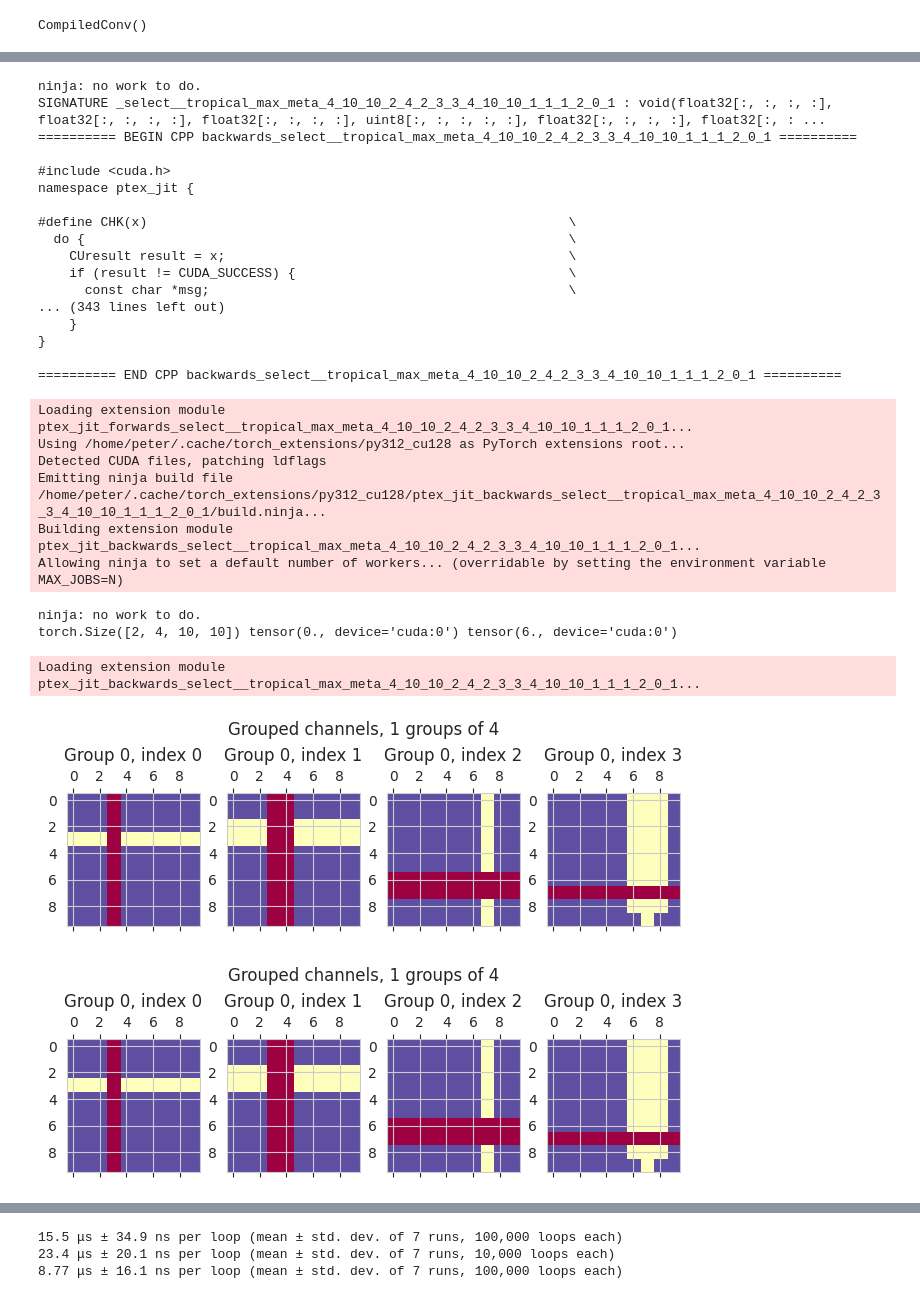
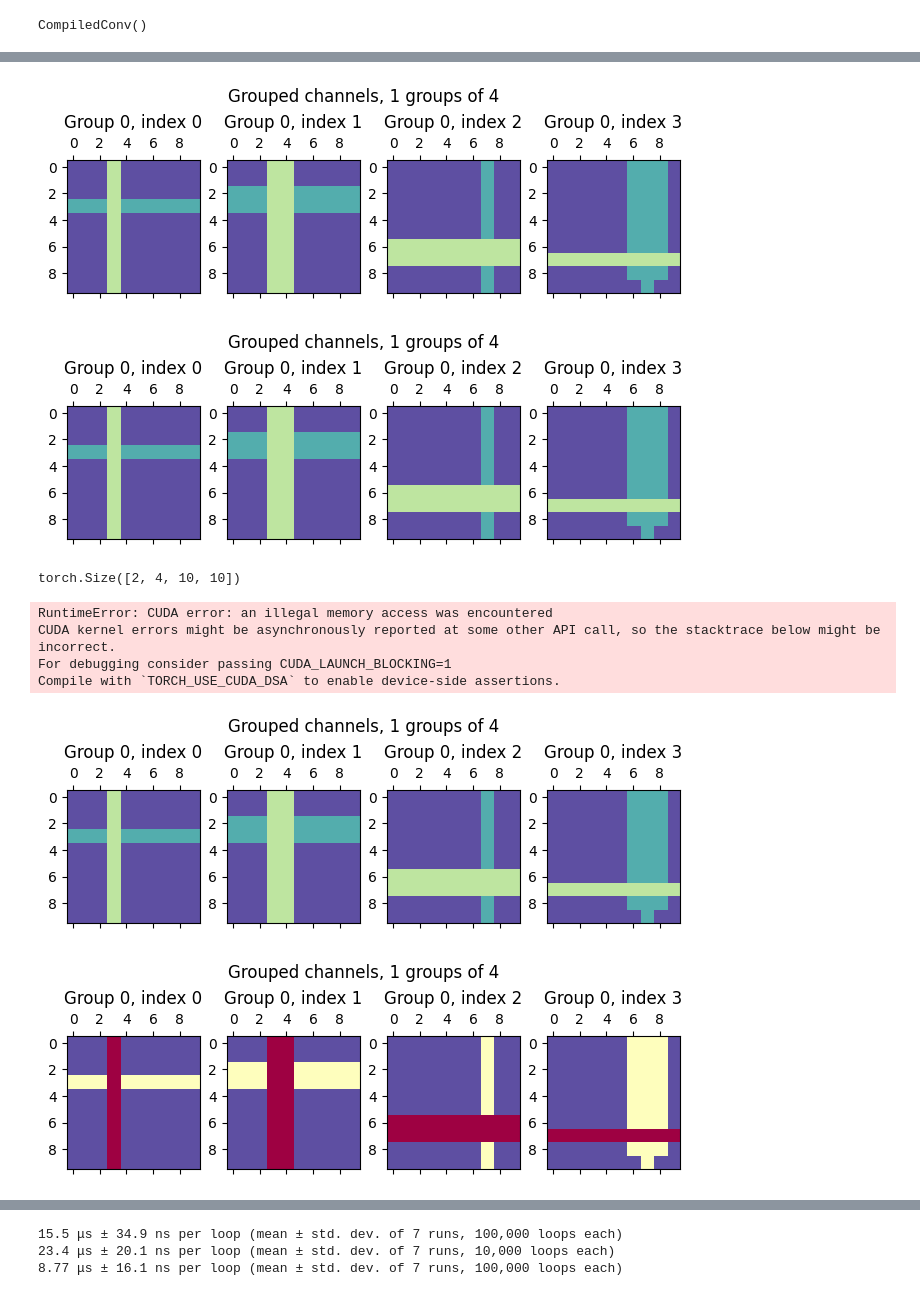
Before and after one commit to p-adema/quadratic-conv, a Jupyter notebook: scratch/groups_test.ipynb, the cells around one changed output, grey strips where cells are left out. Cells and saved outputs as stored; diff of their text form; code cells hidden in the pictures.

Commit message:
(code) much work, but no faster select-conv

```diff
--- a/scratch/groups_test.ipynb
+++ b/scratch/groups_test.ipynb
@@ -131,9 +131,10 @@ ss_op
 # %% [output]
 CompiledConv()
 # %%
-res_ss = ss_op(test_data, test_kernels, groups=2, debug=True, padding=1)
-res_bc = bc_op(test_data, test_kernels, groups=2, padding=1)
+padding = 1
+res_ss = ss_op(test_data, test_kernels, groups=2, padding=padding)
+res_bc = bc_op(test_data, test_kernels, groups=2, padding=padding)
 print(res_ss.shape, res_ss.min(), res_ss.max())
-plot_grouped_data(res_ss[1], 1)
-plot_grouped_data(res_bc[1], 1)
+plot_grouped_data(res_ss[0], 1)
+plot_grouped_data(res_bc[0], 1)
 # %% [output]
@@ -162,30 +142,22 @@ Allowing ninja to set a default number of workers... (overridable by setting the
-ninja: no work to do.
-SIGNATURE _select__tropical_max_meta_4_10_10_2_4_2_3_3_4_10_10_1_1_1_2_0_1 : void(float32[:, :, :, :], float32[:, :, :, :], float32[:, :, :, :], uint8[:, :, :, :, :], float32[:, :, :, :], float32[:, : ...
-========== BEGIN CPP backwards_select__tropical_max_meta_4_10_10_2_4_2_3_3_4_10_10_1_1_1_2_0_1 ==========
-
-#include <cuda.h>
-namespace ptex_jit {
-
-#define CHK(x)                                                      \
-  do {                                                              \
-    CUresult result = x;                                            \
-    if (result != CUDA_SUCCESS) {                                   \
-      const char *msg;                                              \
-... (343 lines left out)
-    }
-}
-
-========== END CPP backwards_select__tropical_max_meta_4_10_10_2_4_2_3_3_4_10_10_1_1_1_2_0_1 ==========
-Loading extension module ptex_jit_forwards_select__tropical_max_meta_4_10_10_2_4_2_3_3_4_10_10_1_1_1_2_0_1...
-Using /home/peter/.cache/torch_extensions/py312_cu128 as PyTorch extensions root...
-Detected CUDA files, patching ldflags
-Emitting ninja build file /home/peter/.cache/torch_extensions/py312_cu128/ptex_jit_backwards_select__tropical_max_meta_4_10_10_2_4_2_3_3_4_10_10_1_1_1_2_0_1/build.ninja...
-Building extension module ptex_jit_backwards_select__tropical_max_meta_4_10_10_2_4_2_3_3_4_10_10_1_1_1_2_0_1...
-Allowing ninja to set a default number of workers... (overridable by setting the environment variable MAX_JOBS=N)
-ninja: no work to do.
-torch.Size([2, 4, 10, 10]) tensor(0., device='cuda:0') tensor(6., device='cuda:0')
-Loading extension module ptex_jit_backwards_select__tropical_max_meta_4_10_10_2_4_2_3_3_4_10_10_1_1_1_2_0_1...
-[figure, old version]
+[figure, new version]
-[figure, old version]
+[figure, new version]
+# %%
+shmem_op = SelectSemifield.tropical_max().dynamic(impl="imcpy")
+
+res_shmem = shmem_op(test_data, test_kernels, groups=2, padding=padding)
+print(res_shmem.shape, res_shmem.min(), res_shmem.max())
+plot_grouped_data(res_shmem[1], 1)
+# %% [output]
+torch.Size([2, 4, 10, 10])
+RuntimeError: CUDA error: an illegal memory access was encountered
+CUDA kernel errors might be asynchronously reported at some other API call, so the stacktrace below might be incorrect.
+For debugging consider passing CUDA_LAUNCH_BLOCKING=1
+Compile with `TORCH_USE_CUDA_DSA` to enable device-side assertions.
+# %%
+plot_grouped_data(res_shmem[0], 1)
+plot_grouped_data(res_shmem[1], 1)
+# %% [output]
+[figure, added]
+[figure, added]
 # %%
 res_lin = nn.functional.conv2d(
```
Also changed, not shown: parts of 7 cells of this notebook, 12 other files.
